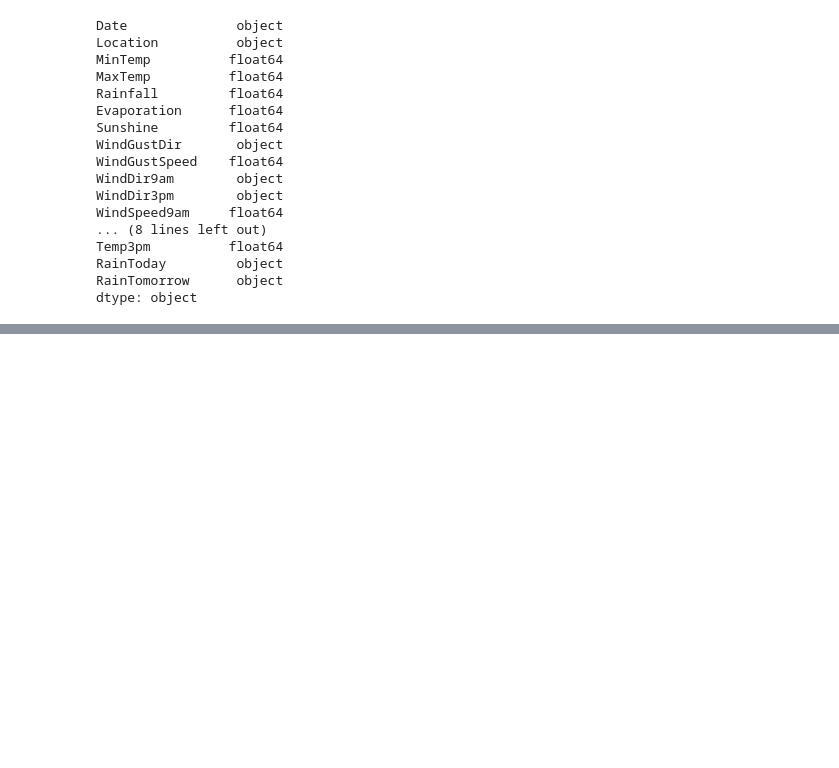
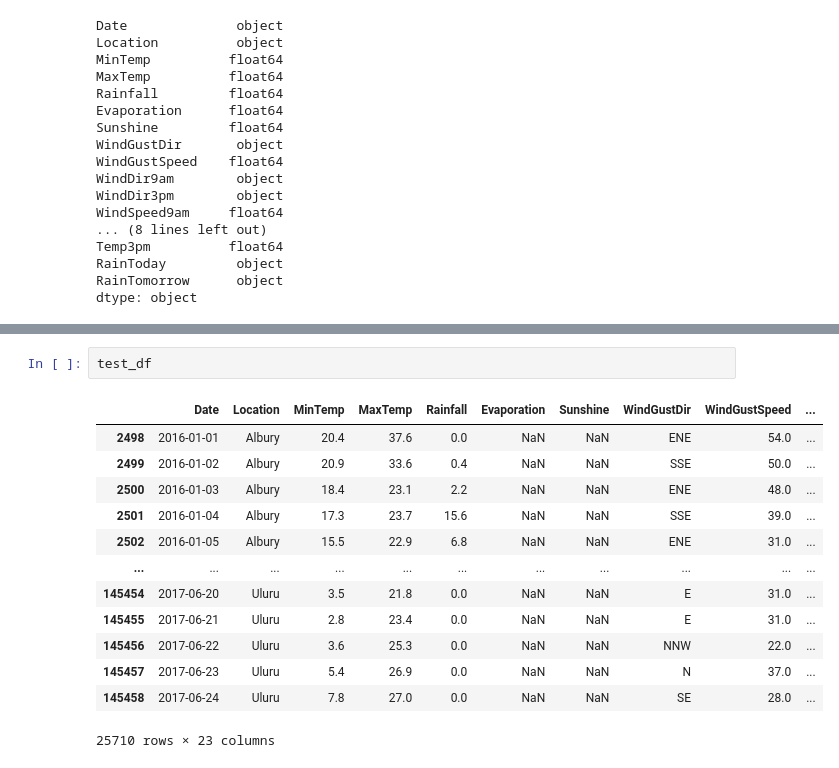
Before and after one commit to Bharat2310/ML_practice-, a Jupyter notebook: project_02/weatherInfo.ipynb, the cells around one changed output, grey strips where cells are left out. Drawn from its saved outputs; the diff is of its cells as text; blank space fills up the shorter version.

```diff
--- a/project_02/weatherInfo.ipynb
+++ b/project_02/weatherInfo.ipynb
@@ -94,0 +135,16 @@ dtype: object
+# %%
+test_df
+# %% [output]
+|  | Date | Location | MinTemp | MaxTemp | Rainfall | Evaporation | Sunshine | WindGustDir | WindGustSpeed | ... |
+| 2498 | 2016-01-01 | Albury | 20.4 | 37.6 | 0.0 | NaN | NaN | ENE | 54.0 | ... |
+| 2499 | 2016-01-02 | Albury | 20.9 | 33.6 | 0.4 | NaN | NaN | SSE | 50.0 | ... |
+| 2500 | 2016-01-03 | Albury | 18.4 | 23.1 | 2.2 | NaN | NaN | ENE | 48.0 | ... |
+| 2501 | 2016-01-04 | Albury | 17.3 | 23.7 | 15.6 | NaN | NaN | SSE | 39.0 | ... |
+| 2502 | 2016-01-05 | Albury | 15.5 | 22.9 | 6.8 | NaN | NaN | ENE | 31.0 | ... |
+| ... | ... | ... | ... | ... | ... | ... | ... | ... | ... | ... |
+| 145454 | 2017-06-20 | Uluru | 3.5 | 21.8 | 0.0 | NaN | NaN | E | 31.0 | ... |
+| 145455 | 2017-06-21 | Uluru | 2.8 | 23.4 | 0.0 | NaN | NaN | E | 31.0 | ... |
+| 145456 | 2017-06-22 | Uluru | 3.6 | 25.3 | 0.0 | NaN | NaN | NNW | 22.0 | ... |
+| 145457 | 2017-06-23 | Uluru | 5.4 | 26.9 | 0.0 | NaN | NaN | N | 37.0 | ... |
+| 145458 | 2017-06-24 | Uluru | 7.8 | 27.0 | 0.0 | NaN | NaN | SE | 28.0 | ... |
+25710 rows × 23 columns
```
Also changed, not shown: parts of 10 cells of this notebook.
